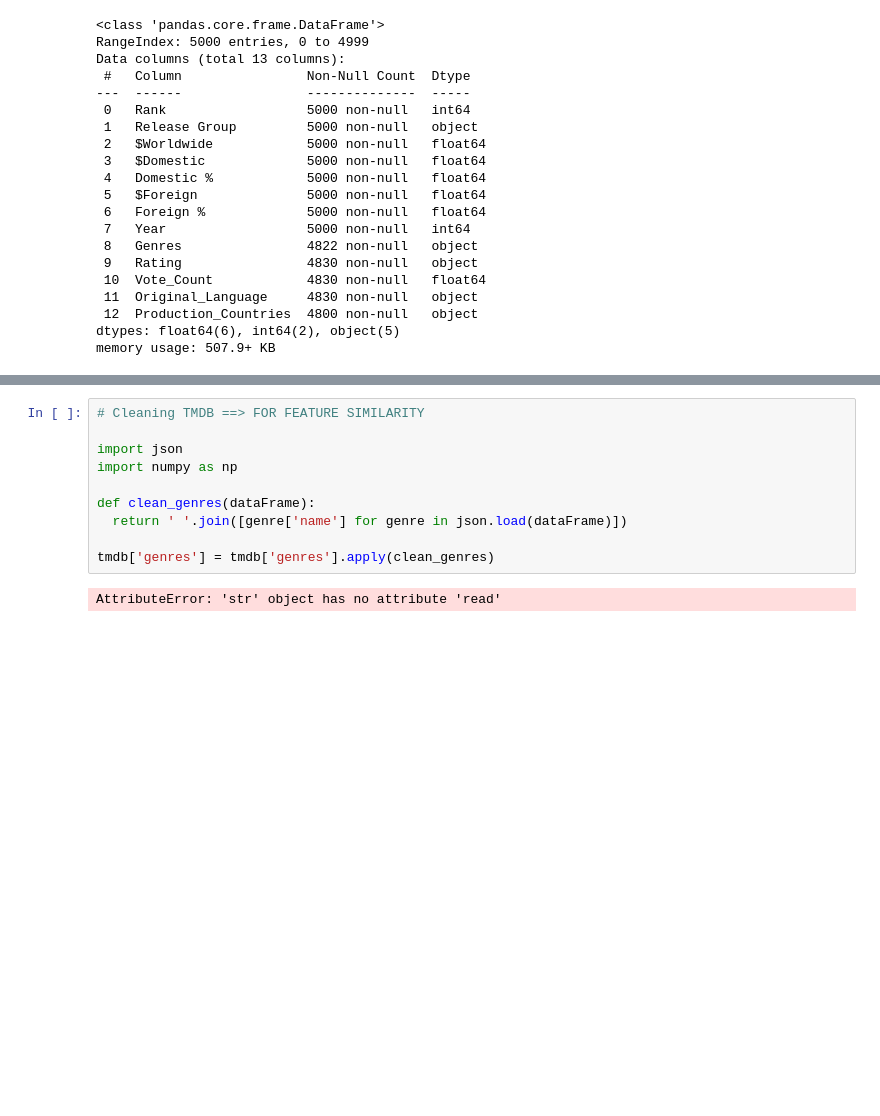
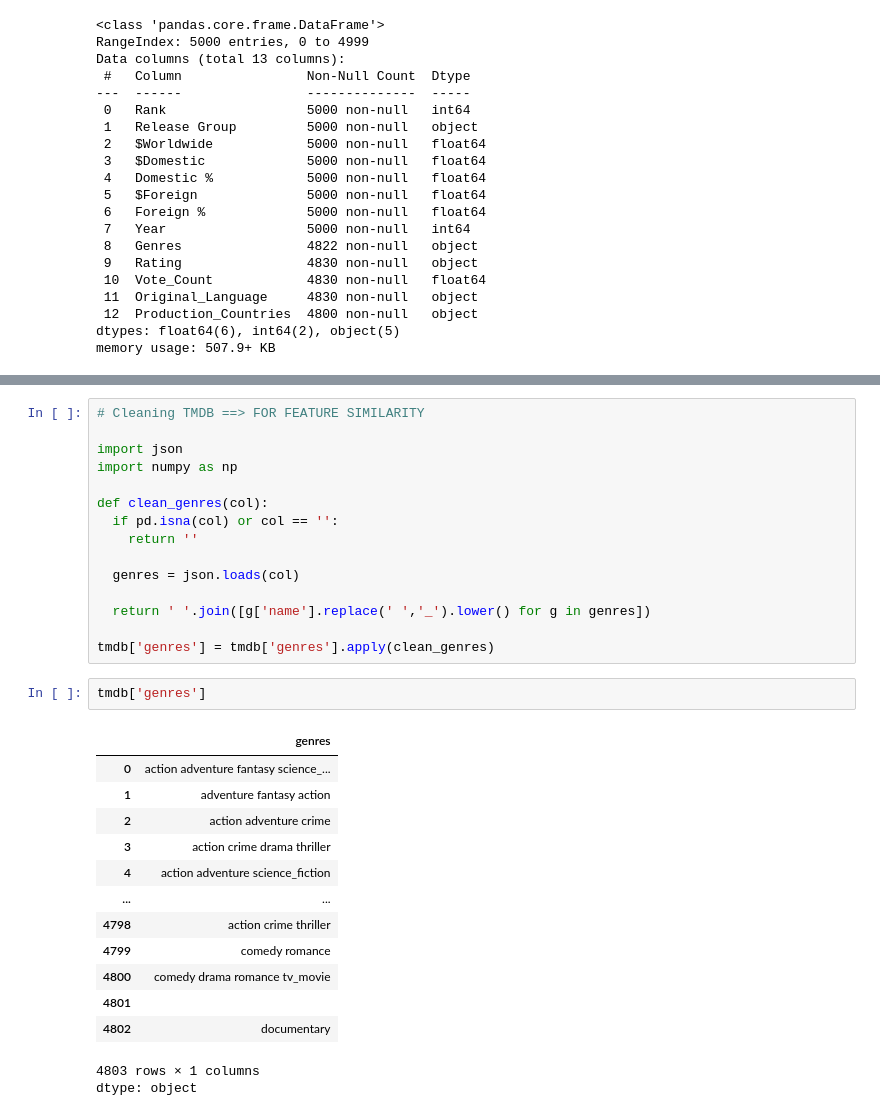
Before and after one commit to Gcarmnonapy7/Masterpiece_prototype_scheduling_movie_theaters, a Jupyter notebook: movies_cluesterization_&crowd_prediction.ipynb, the cells around one changed output, grey strips where cells are left out. Saved outputs shown, nothing was run; the diff lists cells and outputs as text; blank space fills up the shorter version.

```diff
--- a/movies_cluesterization_&crowd_prediction.ipynb
+++ b/movies_cluesterization_&crowd_prediction.ipynb
@@ -95,9 +95,29 @@ box.head()
 import json
 import numpy as np
 
-def clean_genres(dataFrame):
-  return ' '.join([genre['name'] for genre in json.load(dataFrame)])
+def clean_genres(col):
+  if pd.isna(col) or col == '':
+    return ''
+
+  genres = json.loads(col)
+
+  return ' '.join([g['name'].replace(' ','_').lower() for g in genres])
 
 tmdb['genres'] = tmdb['genres'].apply(clean_genres)
-# %% [output]
-AttributeError: 'str' object has no attribute 'read'
+# %%
+tmdb['genres']
+# %% [output]
+|  | genres |
+| 0 | action adventure fantasy science_... |
+| 1 | adventure fantasy action |
+| 2 | action adventure crime |
+| 3 | action crime drama thriller |
+| 4 | action adventure science_fiction |
+| ... | ... |
+| 4798 | action crime thriller |
+| 4799 | comedy romance |
+| 4800 | comedy drama romance tv_movie |
+| 4801 |  |
+| 4802 | documentary |
+4803 rows × 1 columns
+dtype: object
```
